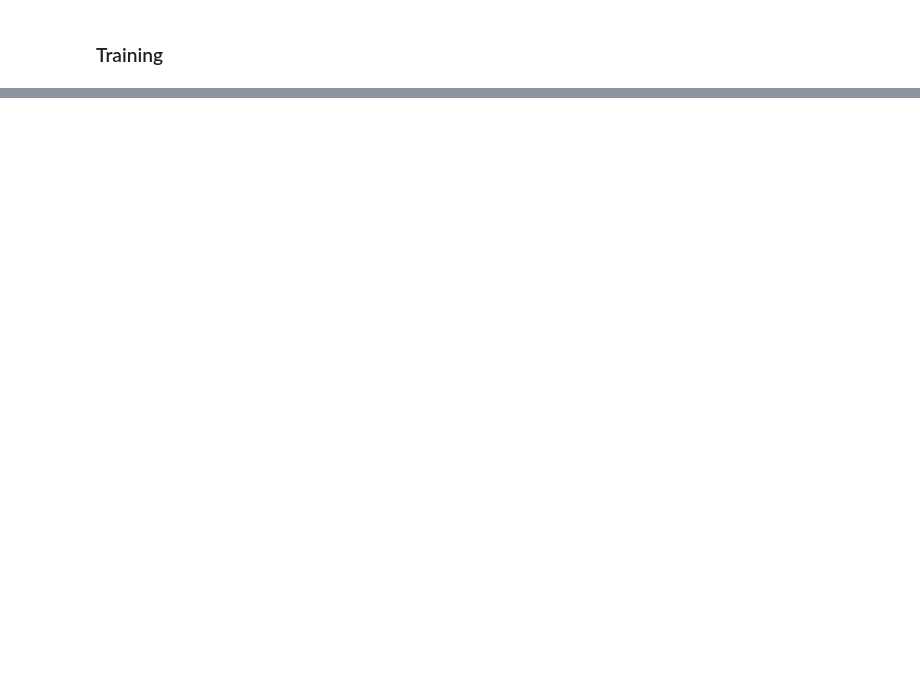
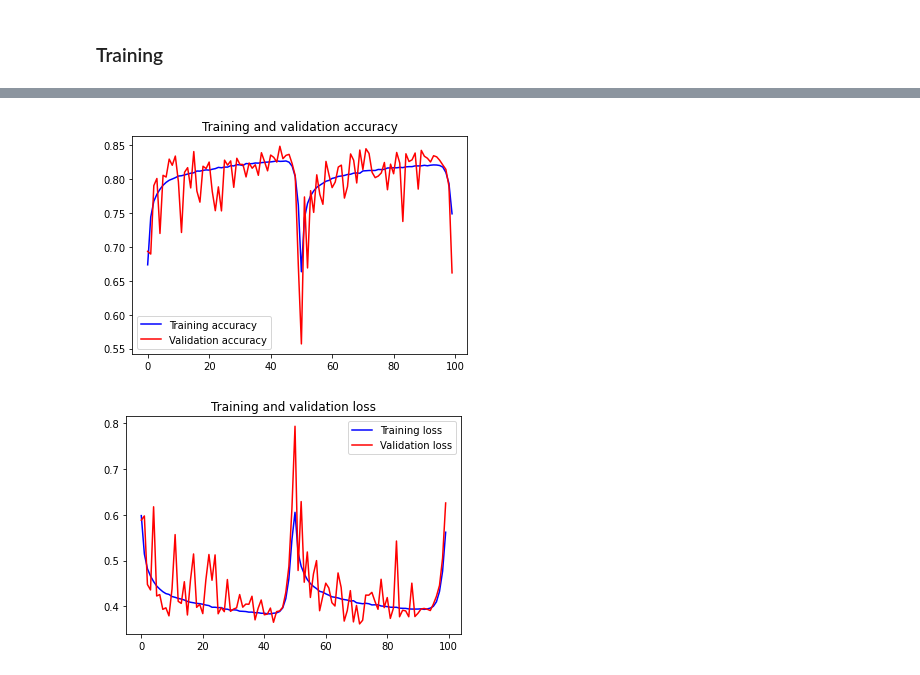
Before and after one commit to vignets/cover-song-identification, a Jupyter notebook: train.ipynb, the cells around one changed output, grey strips where cells are left out. Saved outputs shown, nothing was run; the diff lists cells and outputs as text; code cells hidden in the pictures; blank space fills up the shorter version.

````diff
--- a/train.ipynb
+++ b/train.ipynb
@@ -189,4 +206,4 @@ class DataGenerator(keras.utils.Sequence):
             else:
                 Y[i, ] = [1]
 
-        return [X1, X2], Y
+        return [X1, X2], np.array(Y, dtype="float32")
@@ -197,7 +239,7 @@ class ADAMScheduler(Callback):
     '''Cosine annealing learning rate scheduler with periodic restarts.
     # Usage
         ```python
-            schedule = SGDRScheduler(min_lr=1e-5,
+            schedule = ADAMScheduler(min_lr=1e-5,
                                      max_lr=1e-2,
                                      steps_per_epoch=np.ceil(epoch_size/batch_size),
                                      lr_decay=0.9,
@@ -399,28 +459,3 @@ print(model.summary())
-# %%
-# Parameters
-params = {'dim': (12, spect_len),
-          'batch_size': 128,
-          'n_channels': 1,
-          'shuffle': True}
-
-training_generator = DataGenerator(train, indexes_train, **params)
-validation_generator = DataGenerator(test, indexes_test, **params, val=True)
-
-def tr_generator():
-    multi_enqueuer = tf.keras.utils.OrderedEnqueuer(training_generator, use_multiprocessing=True, shuffle=False)
-    multi_enqueuer.start(workers=4, max_queue_size=5)
-    while True:
-        yield next(multi_enqueuer.get())
-
-def va_generator():
-    multi_enqueuer = tf.keras.utils.OrderedEnqueuer(validation_generator, use_multiprocessing=True, shuffle=False)
-    multi_enqueuer.start(workers=4, max_queue_size=5)
-    while True:
-        yield next(multi_enqueuer.get())
-
-
-training_dataset = tr_generator()
-validation_dataset = va_generator()
 # %% [markdown]
 ### Training
 # %%
@@ -451,6 +479,6 @@ history = model.fit(training_dataset,
                     validation_steps=len(validation_generator),
                     use_multiprocessing=False,
                     workers=1,
-                    verbose=0,
+                    verbose=1,
                     callbacks=callbacks,
-                    epochs=200)
+                    epochs=100)
@@ -457,19 +503,22 @@ history = model.fit(training_dataset,
 # %%
-accuracy = history.history['acc']
-val_accuracy = history.history['val_acc']
+accuracy = history.history['accuracy']
+val_accuracy = history.history['val_accuracy']
 
 loss = history.history['loss']
 val_loss = history.history['val_loss']
 
 epochs = range(len(accuracy))
 plt.plot(epochs, accuracy, 'b', label='Training accuracy')
 plt.plot(epochs, val_accuracy, 'r', label='Validation accuracy')
 plt.title('Training and validation accuracy')
 plt.legend()
 
 plt.figure()
 plt.plot(epochs, loss, 'b', label='Training loss')
 plt.plot(epochs, val_loss, 'r', label='Validation loss')
 plt.title('Training and validation loss')
 plt.legend()
 plt.show()
+# %% [output]
+[figure, added]
+[figure, added]
````
Also changed, not shown: parts of 11 cells of this notebook.
